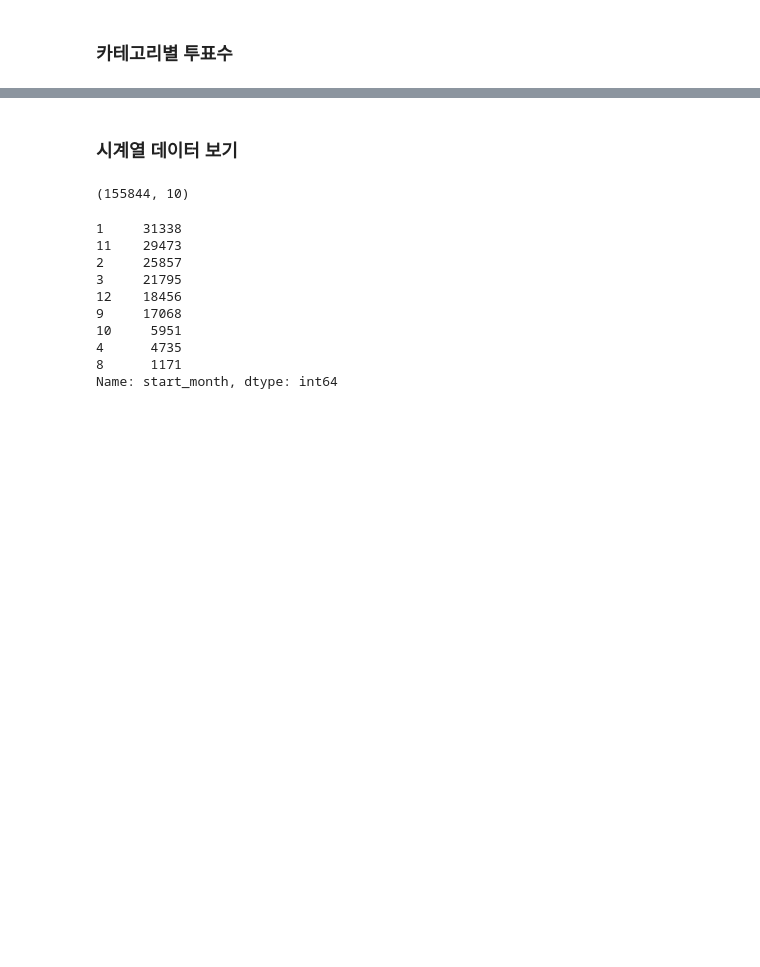
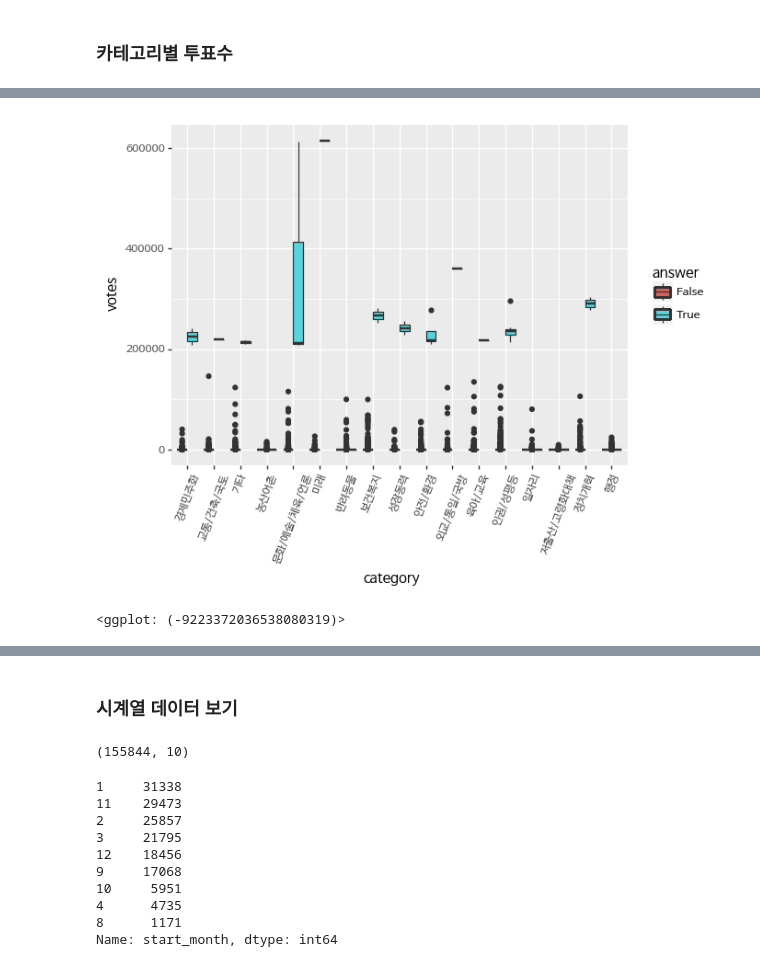
Before and after one commit to corazzon/petitionWrangling, a Jupyter notebook: petition_pandas_plotnine.ipynb, the cells around one changed output, grey strips where cells are left out. Drawn from its saved outputs; the diff is of its cells as text; code cells hidden in the pictures; blank space fills up the shorter version.

```diff
--- a/petition_pandas_plotnine.ipynb
+++ b/petition_pandas_plotnine.ipynb
@@ -339,0 +349,10 @@ from plotnine import *
+# %%
+(ggplot(petitions)
+ + aes(x='category', y='votes', fill='answer')
+ + geom_boxplot()
+ + theme(text=element_text(family='NanumBarunGothic'),
+        axis_text_x=element_text(rotation=70))
+)
+# %% [output]
+[figure, added]
+<ggplot: (-9223372036538080319)>
```
Also changed, not shown: parts of 19 cells of this notebook.
